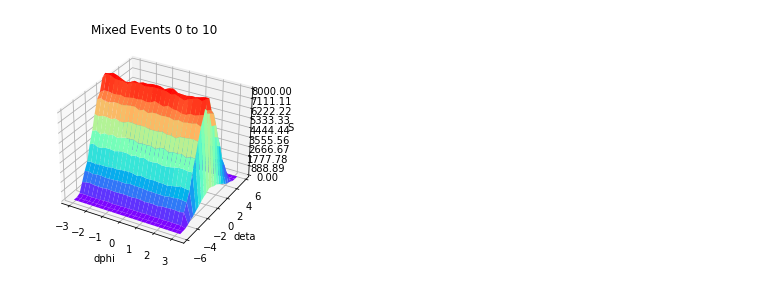
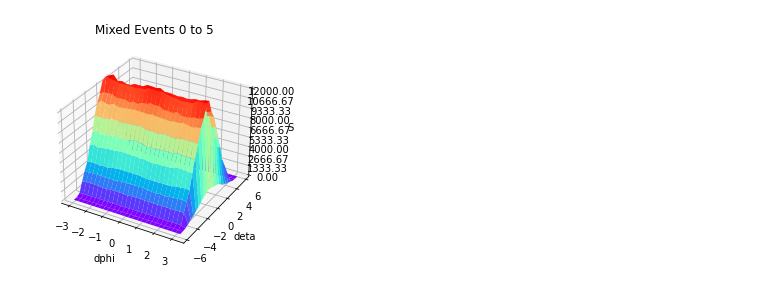
Before and after one commit to HarryWang0619/CIS_May_FinalProject, a Jupyter notebook: jul18_harry.ipynb, the cells around one changed output. Cells and saved outputs as stored; diff of their text form; code cells hidden in the pictures.

Commit message:
utils, plot pro0to 5

```diff
--- a/jul18_harry.ipynb
+++ b/jul18_harry.ipynb
@@ -63,6 +63,8 @@ def background_range_pro(start, end): #老师让我们去搞的 ： 任意的dif
             current2idx += 1
         current1idx += 1
         current2idx = current1idx + 1
+
+    return df
 # %%
 def surfacedata(dfdata, dx = 0.5, dy = 0.5, rangex=3.15, rangey=4):
     phi_c = math.ceil(rangex*2/dx)
@@ -81,0 +82,2 @@ mixed_event0to10 = background_range(0,10)
+# %%
+mixed_event0to5 = background_range_pro(0,5)
@@ -82,29 +100,29 @@ mixed_event0to10 = background_range(0,10)
 # %%
-mixed_x, mixed_y, mixed_z = surfacedata(mixed_event0to10, 0.25, 0.5, 3.15, 6)
+mixed_x, mixed_y, mixed_z = surfacedata(mixed_event0to5, 0.25, 0.5, 3.15, 6)
 # %%
 fig, ax = plt.subplots(subplot_kw={"projection": "3d"})
 
 # Make data.
 X = mixed_x
 Y = mixed_y
 X, Y = np.meshgrid(X, Y)
 Z = mixed_z
 
 # Plot the surface.
 surf = ax.plot_surface(X, Y, Z, cmap=cm.rainbow, antialiased=True)
 
 # Customize the z axis.
-ax.set_zlim(0, 8000)
+ax.set_zlim(0, 12000)
 ax.zaxis.set_major_locator(LinearLocator(10))
 # A StrMethodFormatter is used automatically
 ax.zaxis.set_major_formatter('{x:.02f}')
 ax.set_xlabel('dphi')
 ax.set_ylabel('deta')
 ax.set_zlabel('S')
-plt.title('Mixed Events 0 to 10')
+plt.title('Mixed Events 0 to 5')
 
 # Add a color bar which maps values to colors.
-plt.savefig('SavedFig/mixed0to10.png')
+plt.savefig('SavedFig/mixed0to5.png')
 plt.show()
 # %% [output]
-[figure, old version]
+[figure, new version]
```
Also changed, not shown: parts of 2 cells of this notebook, 2 other files.
